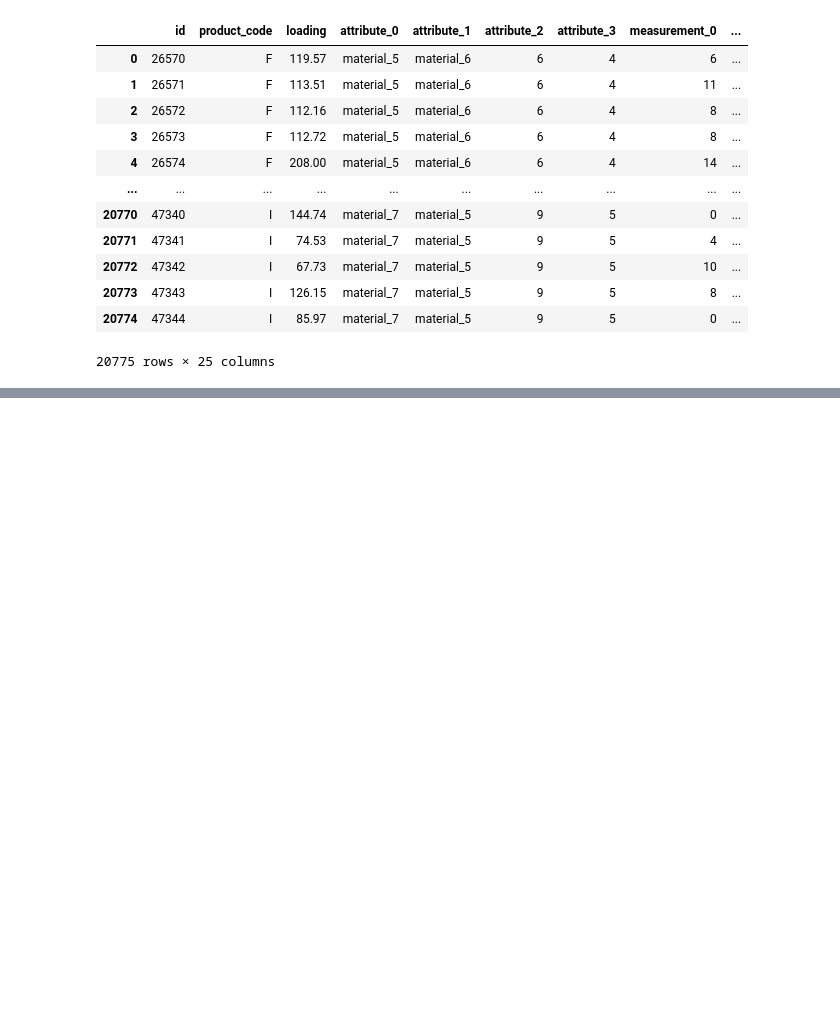
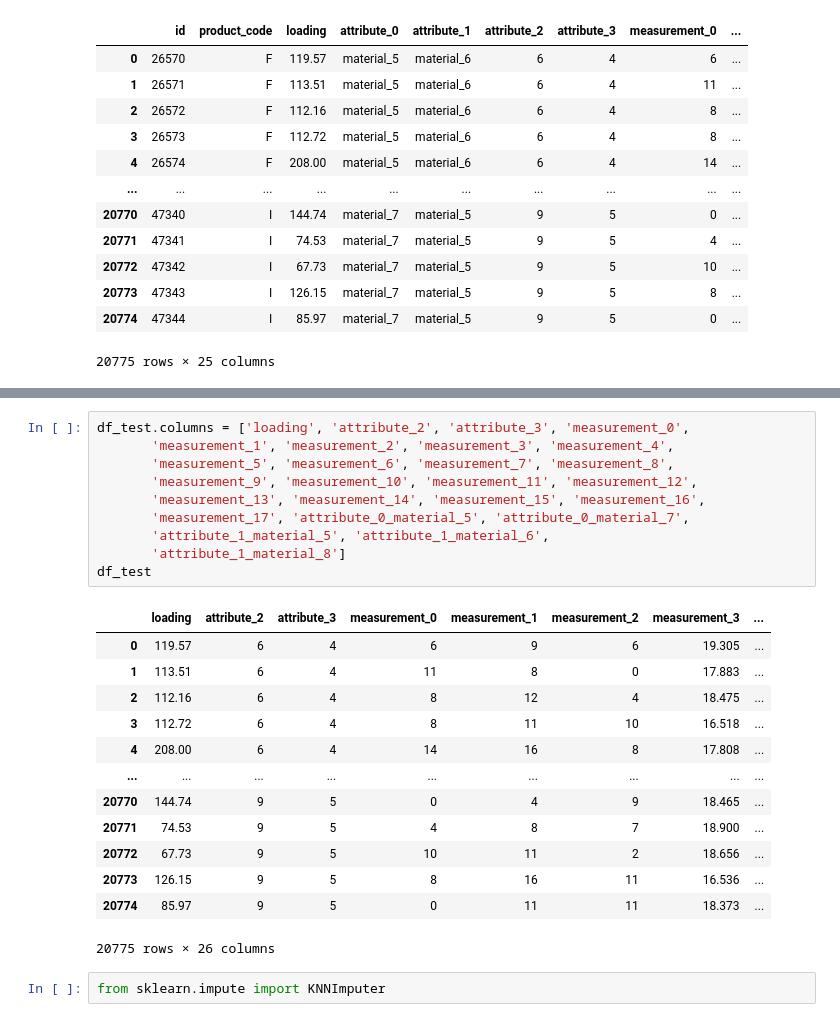
Before and after one commit to sjhh4/Tabular_Playground_Series_Aug_2022, a Jupyter notebook: Second_preprocessing.ipynb, the cells around one changed output, grey strips where cells are left out. Cells and saved outputs as stored; diff of their text form; blank space fills up the shorter version.

```diff
--- a/Second_preprocessing.ipynb
+++ b/Second_preprocessing.ipynb
@@ -631,0 +695,26 @@ df_test = test.drop(columns = ['id'])
+# %%
+df_test.columns = ['loading', 'attribute_2', 'attribute_3', 'measurement_0',
+       'measurement_1', 'measurement_2', 'measurement_3', 'measurement_4',
+       'measurement_5', 'measurement_6', 'measurement_7', 'measurement_8',
+       'measurement_9', 'measurement_10', 'measurement_11', 'measurement_12',
+       'measurement_13', 'measurement_14', 'measurement_15', 'measurement_16',
+       'measurement_17', 'attribute_0_material_5', 'attribute_0_material_7',
+       'attribute_1_material_5', 'attribute_1_material_6',
+       'attribute_1_material_8']
+df_test
+# %% [output]
+|  | loading | attribute_2 | attribute_3 | measurement_0 | measurement_1 | measurement_2 | measurement_3 | ... |
+| 0 | 119.57 | 6 | 4 | 6 | 9 | 6 | 19.305 | ... |
+| 1 | 113.51 | 6 | 4 | 11 | 8 | 0 | 17.883 | ... |
+| 2 | 112.16 | 6 | 4 | 8 | 12 | 4 | 18.475 | ... |
+| 3 | 112.72 | 6 | 4 | 8 | 11 | 10 | 16.518 | ... |
+| 4 | 208.00 | 6 | 4 | 14 | 16 | 8 | 17.808 | ... |
+| ... | ... | ... | ... | ... | ... | ... | ... | ... |
+| 20770 | 144.74 | 9 | 5 | 0 | 4 | 9 | 18.465 | ... |
+| 20771 | 74.53 | 9 | 5 | 4 | 8 | 7 | 18.900 | ... |
+| 20772 | 67.73 | 9 | 5 | 10 | 11 | 2 | 18.656 | ... |
+| 20773 | 126.15 | 9 | 5 | 8 | 16 | 11 | 16.536 | ... |
+| 20774 | 85.97 | 9 | 5 | 0 | 11 | 11 | 18.373 | ... |
+20775 rows × 26 columns
+# %%
+from sklearn.impute import KNNImputer
```
Also changed, not shown: parts of 18 cells of this notebook, 3 other files.
